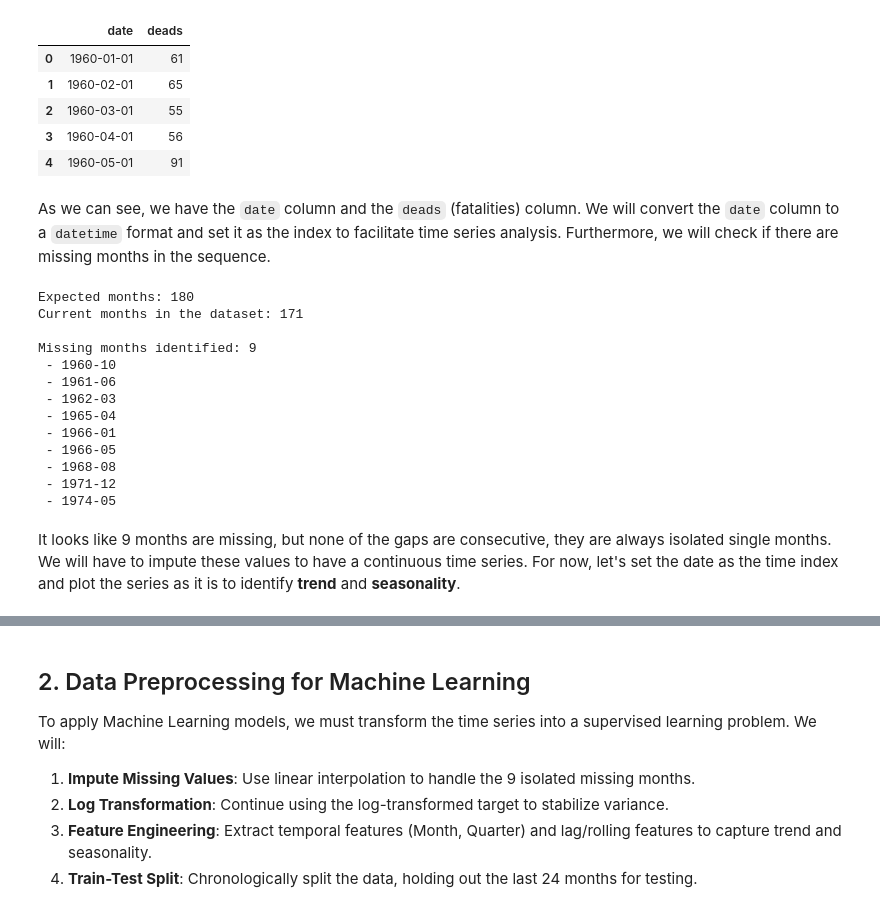
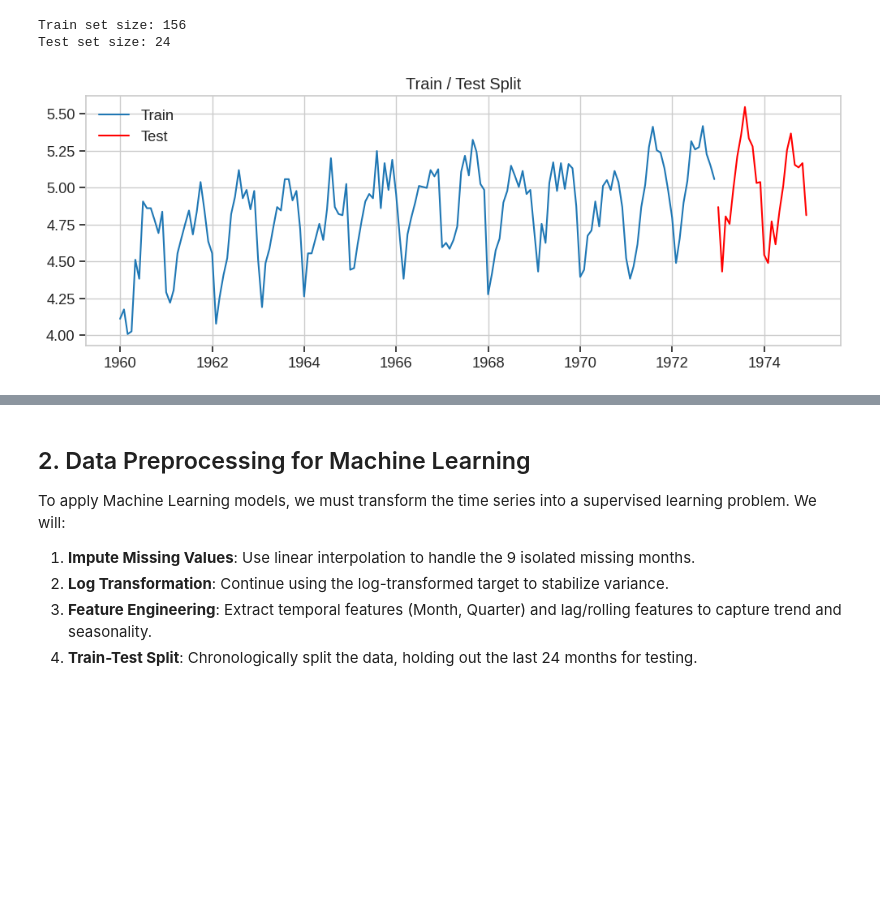
Before and after one commit to Iker-Jauregui/TS_Assignment_2, a Jupyter notebook: Assignment_2_Mel.ipynb, the cells around one changed output, grey strips where cells are left out. Cells and saved outputs as stored; diff of their text form; code cells hidden in the pictures; blank space fills up the shorter version.

```diff
--- a/Assignment_2_Mel.ipynb
+++ b/Assignment_2_Mel.ipynb
@@ -37,49 +73,39 @@ The first thing we will do is load our data and take a look. The dataset contain
 # %%
 # Load data
 file_path = 'data/10_Monthly traffic fatalities in Ontario 1960-1974.csv'
 df = pd.read_csv(file_path)
 
-# Let's look at the first few rows to understand the structure
-display(df.head())
+# Convert to datetime
+df['date'] = pd.to_datetime(df['date'])
+
+# Set date as the index
+df.set_index('date', inplace=True)
+
+# Resample to a monthly frequency from start to end
+df = df.resample('MS').asfreq()
+
+df_resampled = df.copy()
+
+# Imputation of missing values using time interpolation
+df_resampled['deads'] = df_resampled['deads'].interpolate(method='linear')
+
+# Logarithmic transformation to stabilize variance
+df_resampled['log_deads'] = np.log(df_resampled['deads'])
+
+# Train-Test Split (last 24 months as Test)
+train_size = len(df_resampled) - 24
+train, test = df_resampled['log_deads'].iloc[:train_size], df_resampled['log_deads'].iloc[train_size:]
+
+print(f"Train set size: {len(train)}")
+print(f"Test set size: {len(test)}")
+
+plt.figure(figsize=(12, 4))
+plt.plot(train, label='Train')
+plt.plot(test, label='Test', color='red')
+plt.legend()
+plt.title('Train / Test Split')
+plt.show()
 # %% [output]
-|  | date | deads |
-| 0 | 1960-01-01 | 61 |
-| 1 | 1960-02-01 | 65 |
-| 2 | 1960-03-01 | 55 |
-| 3 | 1960-04-01 | 56 |
-| 4 | 1960-05-01 | 91 |
+Train set size: 156
+Test set size: 24
+[figure, added]
-# %% [markdown]
-As we can see, we have the `date` column and the `deads` (fatalities) column.
-We will convert the `date` column to a `datetime` format and set it as the index to facilitate time series analysis. Furthermore, we will check if there are missing months in the sequence.
-# %%
-# Convert to datetime
-df['date'] = pd.to_datetime(df['date'])
-
-# Check for missing months before setting it as the index
-# To do this, we see how many months there should be between the start and end
-expected_months = pd.date_range(start=df['date'].min(), end=df['date'].max(), freq='MS')
-print(f"Expected months: {len(expected_months)}")
-print(f"Current months in the dataset: {len(df)}")
-
-missing_months = expected_months.difference(df['date'])
-print(f"\nMissing months identified: {len(missing_months)}")
-if len(missing_months) > 0:
-    for m in missing_months:
-        print(" -", m.strftime('%Y-%m'))
-# %% [output]
-Expected months: 180
-Current months in the dataset: 171
-
-Missing months identified: 9
- - 1960-10
- - 1961-06
- - 1962-03
- - 1965-04
- - 1966-01
- - 1966-05
- - 1968-08
- - 1971-12
- - 1974-05
-# %% [markdown]
-It looks like 9 months are missing, but none of the gaps are consecutive, they are always isolated single months. We will have to impute these values to have a continuous time series.
-For now, let's set the date as the time index and plot the series as it is to identify **trend** and **seasonality**.
```
Also changed, not shown: parts of 20 cells of this notebook.
